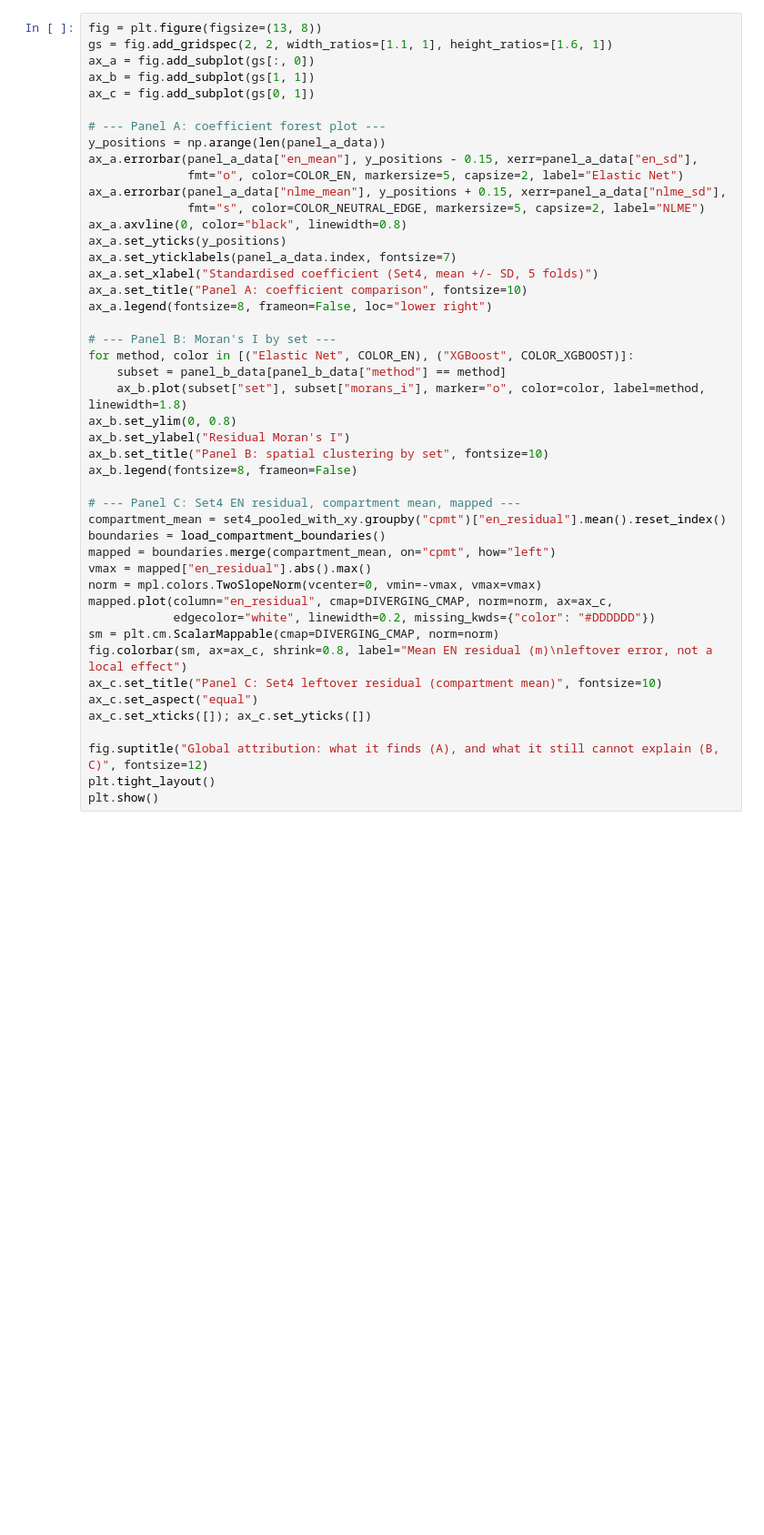
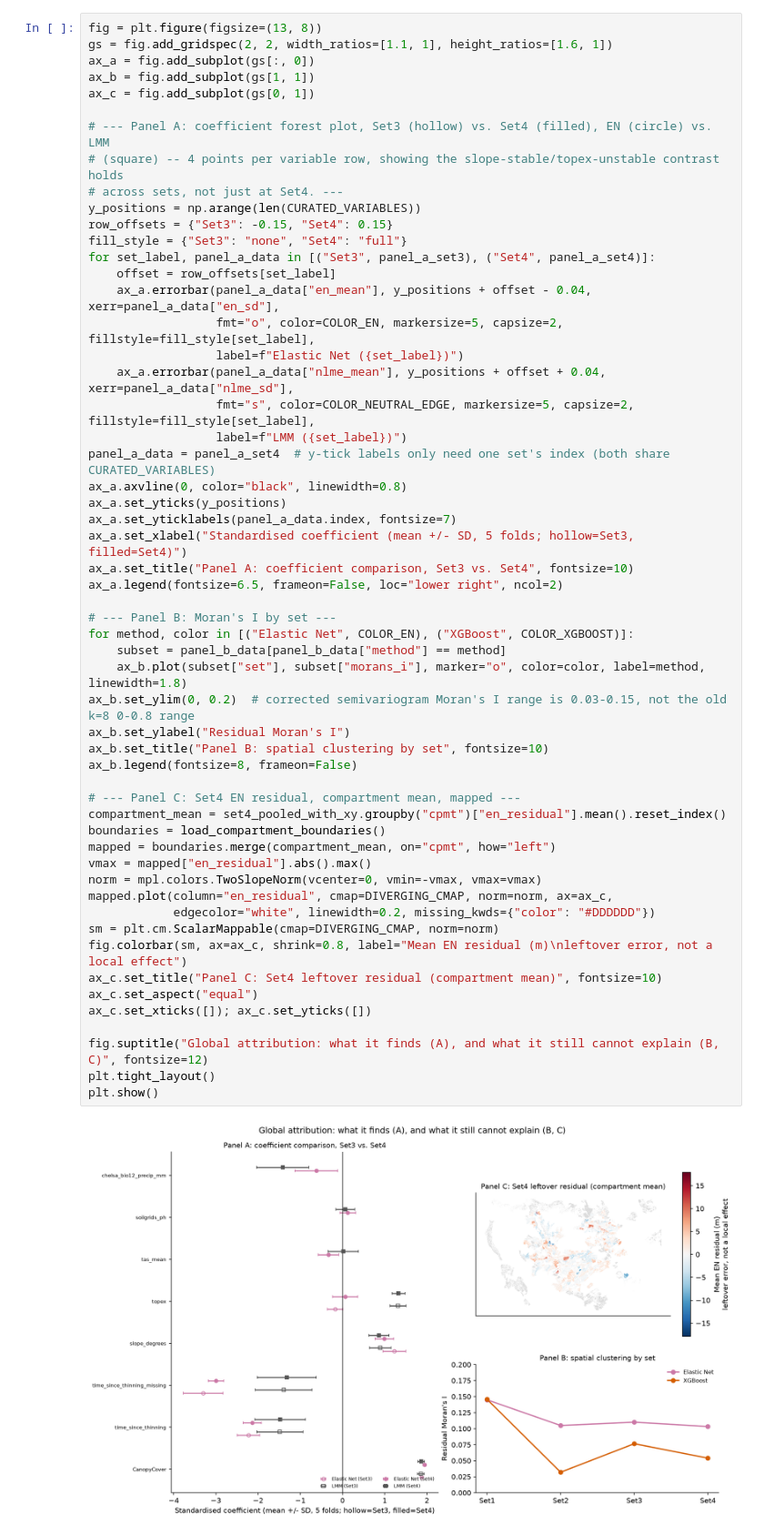
Before and after one commit to shreeyagorasia/forest_diss, a Jupyter notebook: notebooks/results_figures_rq2b.ipynb, the cells around one changed output. Shown at 91% size. Saved outputs shown, nothing was run; the diff lists cells and outputs as text; blank space fills up the shorter version.

```diff
--- a/notebooks/results_figures_rq2b.ipynb
+++ b/notebooks/results_figures_rq2b.ipynb
@@ -154,42 +207,53 @@ ax_a = fig.add_subplot(gs[:, 0])
 ax_b = fig.add_subplot(gs[1, 1])
 ax_c = fig.add_subplot(gs[0, 1])
 
-# --- Panel A: coefficient forest plot ---
-y_positions = np.arange(len(panel_a_data))
-ax_a.errorbar(panel_a_data["en_mean"], y_positions - 0.15, xerr=panel_a_data["en_sd"],
-              fmt="o", color=COLOR_EN, markersize=5, capsize=2, label="Elastic Net")
-ax_a.errorbar(panel_a_data["nlme_mean"], y_positions + 0.15, xerr=panel_a_data["nlme_sd"],
-              fmt="s", color=COLOR_NEUTRAL_EDGE, markersize=5, capsize=2, label="NLME")
+# --- Panel A: coefficient forest plot, Set3 (hollow) vs. Set4 (filled), EN (circle) vs. LMM
+# (square) -- 4 points per variable row, showing the slope-stable/topex-unstable contrast holds
+# across sets, not just at Set4. ---
+y_positions = np.arange(len(CURATED_VARIABLES))
+row_offsets = {"Set3": -0.15, "Set4": 0.15}
+fill_style = {"Set3": "none", "Set4": "full"}
+for set_label, panel_a_data in [("Set3", panel_a_set3), ("Set4", panel_a_set4)]:
+    offset = row_offsets[set_label]
+    ax_a.errorbar(panel_a_data["en_mean"], y_positions + offset - 0.04, xerr=panel_a_data["en_sd"],
+                  fmt="o", color=COLOR_EN, markersize=5, capsize=2, fillstyle=fill_style[set_label],
+                  label=f"Elastic Net ({set_label})")
+    ax_a.errorbar(panel_a_data["nlme_mean"], y_positions + offset + 0.04, xerr=panel_a_data["nlme_sd"],
+                  fmt="s", color=COLOR_NEUTRAL_EDGE, markersize=5, capsize=2, fillstyle=fill_style[set_label],
+                  label=f"LMM ({set_label})")
+panel_a_data = panel_a_set4  # y-tick labels only need one set's index (both share CURATED_VARIABLES)
 ax_a.axvline(0, color="black", linewidth=0.8)
 ax_a.set_yticks(y_positions)
 ax_a.set_yticklabels(panel_a_data.index, fontsize=7)
-ax_a.set_xlabel("Standardised coefficient (Set4, mean +/- SD, 5 folds)")
-ax_a.set_title("Panel A: coefficient comparison", fontsize=10)
-ax_a.legend(fontsize=8, frameon=False, loc="lower right")
+ax_a.set_xlabel("Standardised coefficient (mean +/- SD, 5 folds; hollow=Set3, filled=Set4)")
+ax_a.set_title("Panel A: coefficient comparison, Set3 vs. Set4", fontsize=10)
+ax_a.legend(fontsize=6.5, frameon=False, loc="lower right", ncol=2)
 
 # --- Panel B: Moran's I by set ---
 for method, color in [("Elastic Net", COLOR_EN), ("XGBoost", COLOR_XGBOOST)]:
     subset = panel_b_data[panel_b_data["method"] == method]
     ax_b.plot(subset["set"], subset["morans_i"], marker="o", color=color, label=method, linewidth=1.8)
-ax_b.set_ylim(0, 0.8)
+ax_b.set_ylim(0, 0.2)  # corrected semivariogram Moran's I range is 0.03-0.15, not the old k=8 0-0.8 range
 ax_b.set_ylabel("Residual Moran's I")
 ax_b.set_title("Panel B: spatial clustering by set", fontsize=10)
 ax_b.legend(fontsize=8, frameon=False)
 
 # --- Panel C: Set4 EN residual, compartment mean, mapped ---
 compartment_mean = set4_pooled_with_xy.groupby("cpmt")["en_residual"].mean().reset_index()
 boundaries = load_compartment_boundaries()
 mapped = boundaries.merge(compartment_mean, on="cpmt", how="left")
 vmax = mapped["en_residual"].abs().max()
 norm = mpl.colors.TwoSlopeNorm(vcenter=0, vmin=-vmax, vmax=vmax)
 mapped.plot(column="en_residual", cmap=DIVERGING_CMAP, norm=norm, ax=ax_c,
             edgecolor="white", linewidth=0.2, missing_kwds={"color": "#DDDDDD"})
 sm = plt.cm.ScalarMappable(cmap=DIVERGING_CMAP, norm=norm)
 fig.colorbar(sm, ax=ax_c, shrink=0.8, label="Mean EN residual (m)\nleftover error, not a local effect")
 ax_c.set_title("Panel C: Set4 leftover residual (compartment mean)", fontsize=10)
 ax_c.set_aspect("equal")
 ax_c.set_xticks([]); ax_c.set_yticks([])
 
 fig.suptitle("Global attribution: what it finds (A), and what it still cannot explain (B, C)", fontsize=12)
 plt.tight_layout()
 plt.show()
+# %% [output]
+[figure, added]
```
Also changed, not shown: parts of 17 cells of this notebook, 32 other files.
